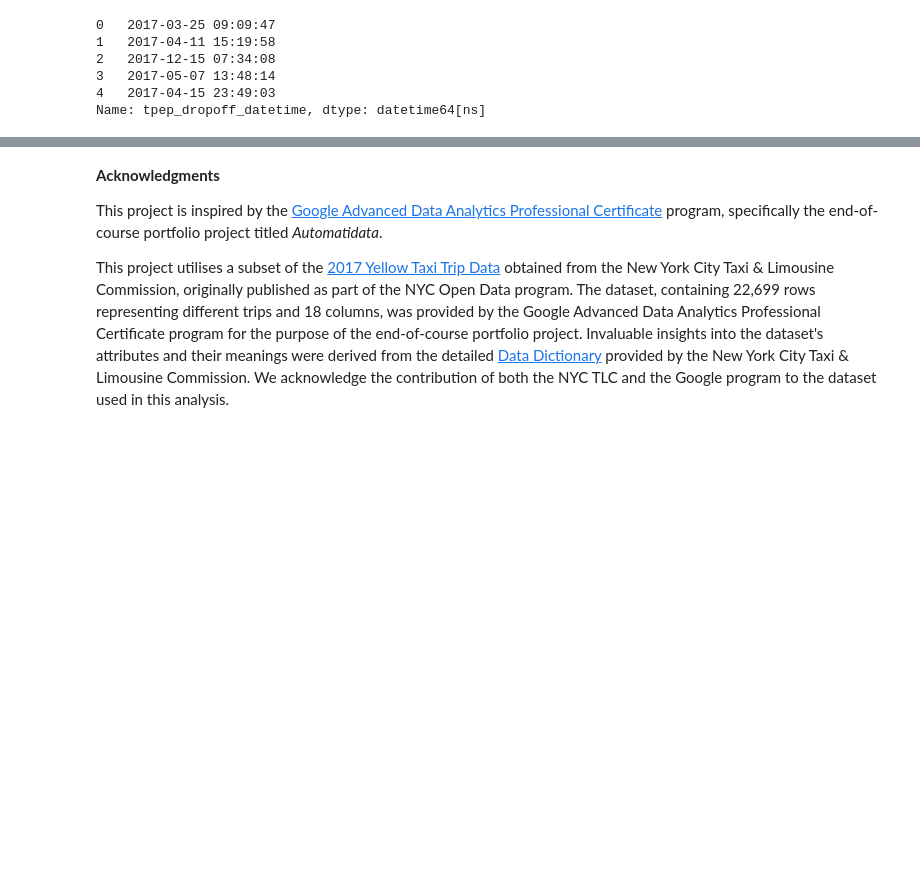
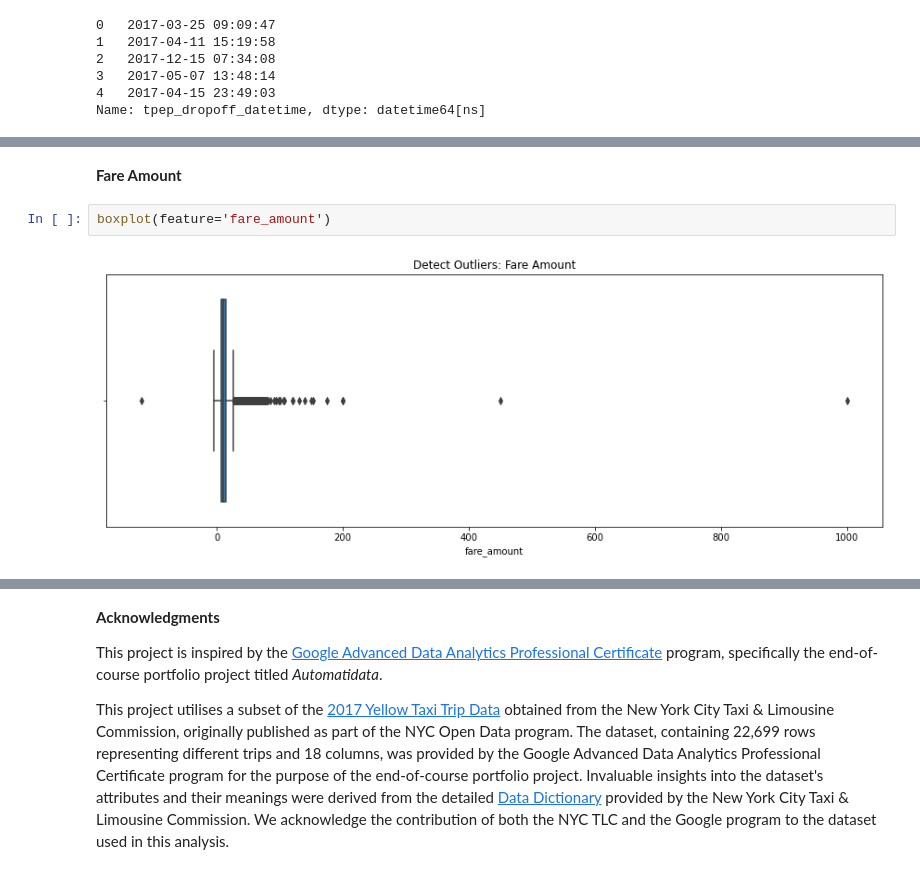
Before and after one commit to sssunri/farecast_NYC-TLC_estimation, a Jupyter notebook: fare_estimation.ipynb, the cells around one changed output, grey strips where cells are left out. Cells and saved outputs as stored; diff of their text form; blank space fills up the shorter version.

```diff
--- a/fare_estimation.ipynb
+++ b/fare_estimation.ipynb
@@ -144,0 +205,6 @@ Name: tpep_dropoff_datetime, dtype: datetime64[ns]
+# %% [markdown]
+**Fare Amount**
+# %%
+boxplot(feature='fare_amount')
+# %% [output]
+[figure, added]
```
Also changed, not shown: parts of 38 cells of this notebook.
